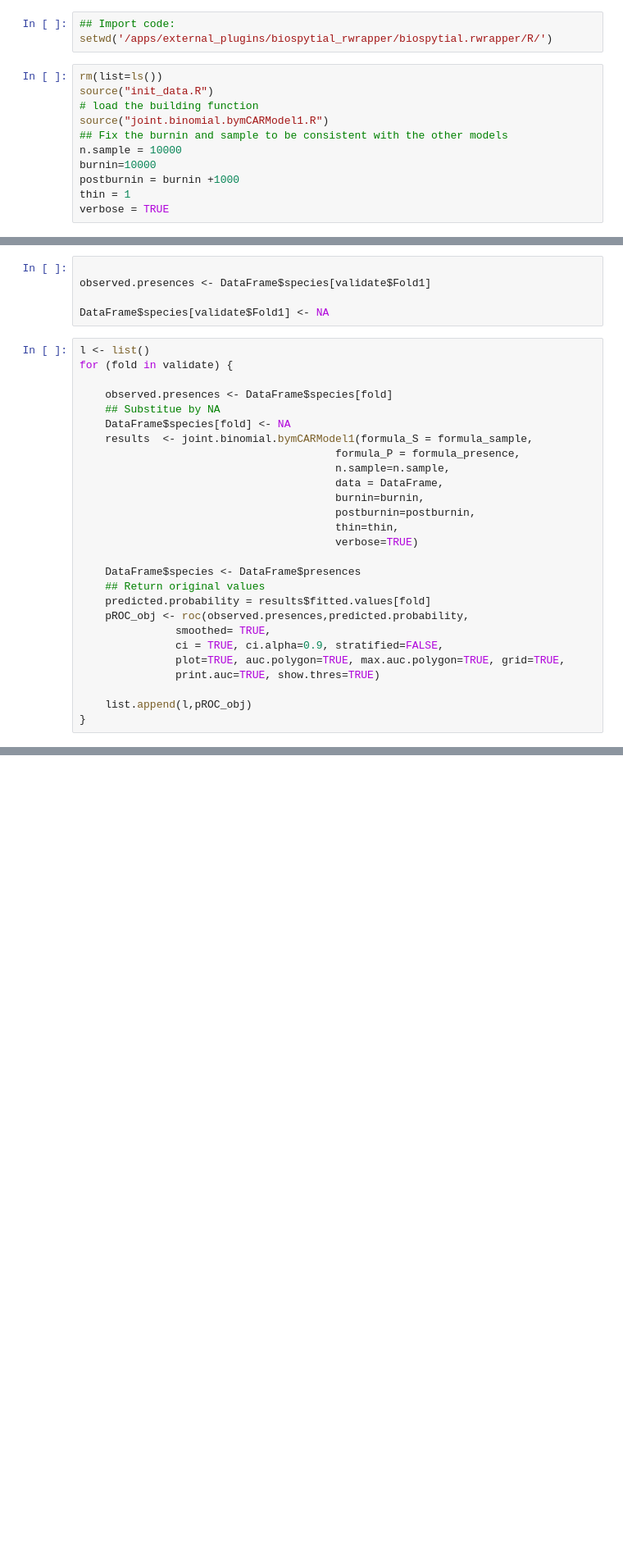
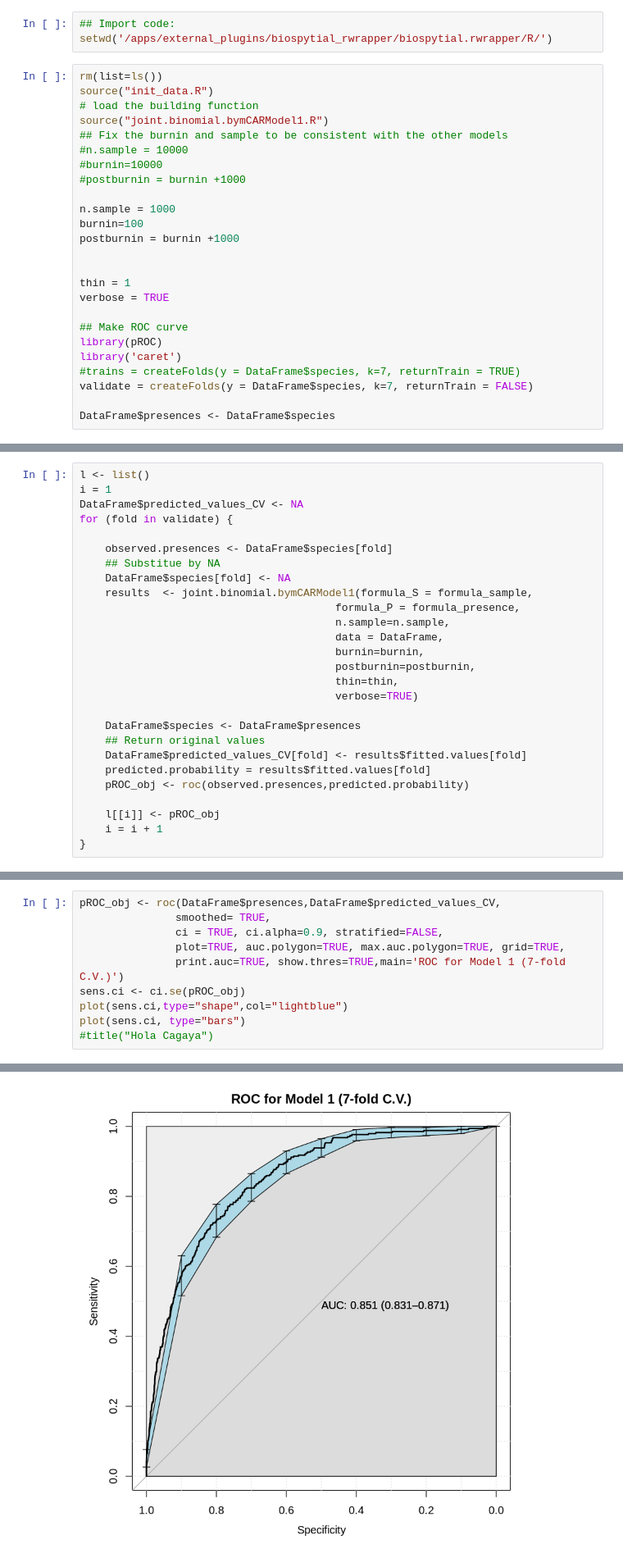
Before and after one commit to molgor/CAR-1SDM, a Jupyter notebook: biospytial.rwrapper/notebooks/CAR_models/model1/[Joint Model 1] CAR model-independent-CrossValidation.ipynb, the cells around one changed output, grey strips where cells are left out. Shown at 82% size. Saved outputs shown, nothing was run; the diff lists cells and outputs as text; blank space fills up the shorter version.

Commit message:
Cross validation in notebook model1

```diff
--- a/biospytial.rwrapper/notebooks/CAR_models/model1/[Joint Model 1] CAR model-independent-CrossValidation.ipynb
+++ b/biospytial.rwrapper/notebooks/CAR_models/model1/[Joint Model 1] CAR model-independent-CrossValidation.ipynb
@@ -12,8 +12,22 @@ source("init_data.R")
 # load the building function
 source("joint.binomial.bymCARModel1.R")
 ## Fix the burnin and sample to be consistent with the other models
-n.sample = 10000
-burnin=10000
+#n.sample = 10000
+#burnin=10000
+#postburnin = burnin +1000
+
+n.sample = 1000
+burnin=100
 postburnin = burnin +1000
+
+
 thin = 1
 verbose = TRUE
+
+## Make ROC curve
+library(pROC)
+library('caret')
+#trains = createFolds(y = DataFrame$species, k=7, returnTrain = TRUE)
+validate = createFolds(y = DataFrame$species, k=7, returnTrain = FALSE)
+
+DataFrame$presences <- DataFrame$species
@@ -84,10 +40,7 @@ DataFrame$presences <- DataFrame$species
-# %%
-
-observed.presences <- DataFrame$species[validate$Fold1]
-
-DataFrame$species[validate$Fold1] <- NA
 # %%
 l <- list()
+i = 1
+DataFrame$predicted_values_CV <- NA
 for (fold in validate) {
 
     observed.presences <- DataFrame$species[fold]
@@ -104,14 +57,12 @@ for (fold in validate) {
 
     DataFrame$species <- DataFrame$presences
     ## Return original values
+    DataFrame$predicted_values_CV[fold] <- results$fitted.values[fold]
     predicted.probability = results$fitted.values[fold]
-    pROC_obj <- roc(observed.presences,predicted.probability,
-               smoothed= TRUE,
-               ci = TRUE, ci.alpha=0.9, stratified=FALSE,
-               plot=TRUE, auc.polygon=TRUE, max.auc.polygon=TRUE, grid=TRUE,
-               print.auc=TRUE, show.thres=TRUE)
+    pROC_obj <- roc(observed.presences,predicted.probability)
 
-    list.append(l,pROC_obj)
+    l[[i]] <- pROC_obj
+    i = i + 1
 }
 # %% [output]
 Setting up the model.
@@ -144,0 +180,11 @@ The following objects are masked from ‘package:stats’:
+# %%
+pROC_obj <- roc(DataFrame$presences,DataFrame$predicted_values_CV,
+               smoothed= TRUE,
+               ci = TRUE, ci.alpha=0.9, stratified=FALSE,
+               plot=TRUE, auc.polygon=TRUE, max.auc.polygon=TRUE, grid=TRUE,
+               print.auc=TRUE, show.thres=TRUE,main='ROC for Model 1 (7-fold C.V.)')
+sens.ci <- ci.se(pROC_obj)
+plot(sens.ci,type="shape",col="lightblue")
+plot(sens.ci, type="bars")
+#title("Hola Cagaya")
+# %% [output]
@@ -144,0 +195 @@ The following objects are masked from ‘package:stats’:
+[figure, added]
```
Also changed, not shown: parts of 13 cells of this notebook.
